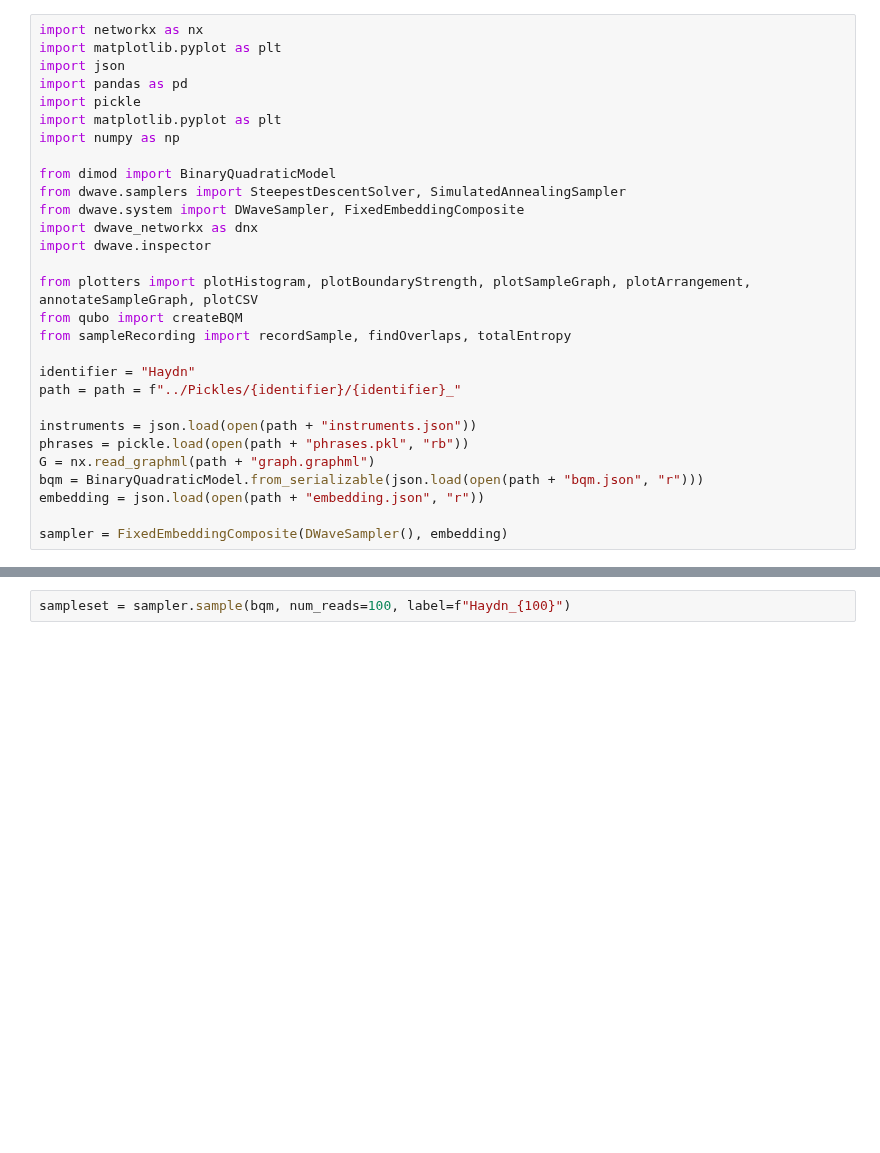
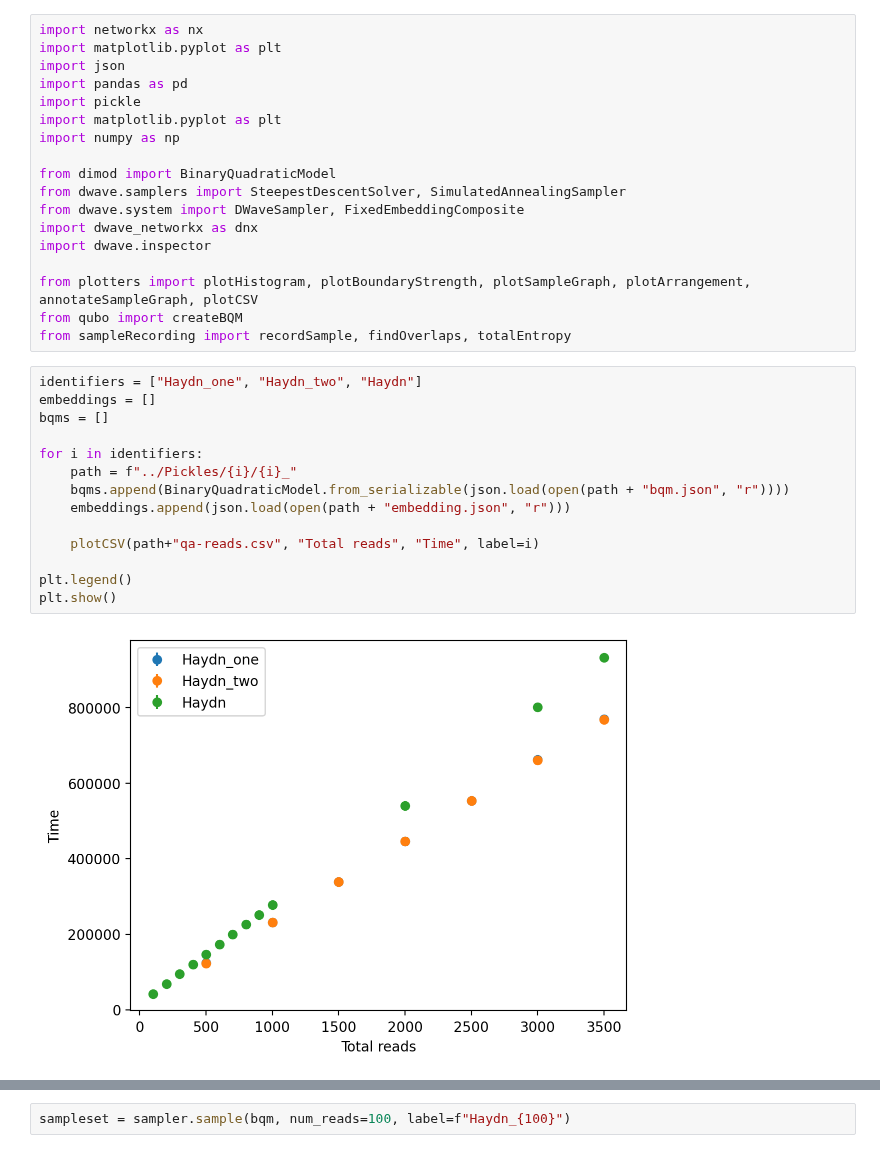
Before and after one commit to KirbyZX/PHYS4213, a Jupyter notebook: Code/Scaling.ipynb, the cells around one changed output, grey strips where cells are left out. Cells and saved outputs as stored; diff of their text form; blank space fills up the shorter version.

```diff
--- a/Code/Scaling.ipynb
+++ b/Code/Scaling.ipynb
@@ -16,15 +16,20 @@ import dwave.inspector
 from plotters import plotHistogram, plotBoundaryStrength, plotSampleGraph, plotArrangement, annotateSampleGraph, plotCSV
 from qubo import createBQM
 from sampleRecording import recordSample, findOverlaps, totalEntropy
-
-identifier = "Haydn"
-path = path = f"../Pickles/{identifier}/{identifier}_"
-
-instruments = json.load(open(path + "instruments.json"))
-phrases = pickle.load(open(path + "phrases.pkl", "rb"))
-G = nx.read_graphml(path + "graph.graphml")
-bqm = BinaryQuadraticModel.from_serializable(json.load(open(path + "bqm.json", "r")))
-embedding = json.load(open(path + "embedding.json", "r"))
-
-sampler = FixedEmbeddingComposite(DWaveSampler(), embedding)
+# %%
+identifiers = ["Haydn_one", "Haydn_two", "Haydn"]
+embeddings = []
+bqms = []
+
+for i in identifiers:
+    path = f"../Pickles/{i}/{i}_"
+    bqms.append(BinaryQuadraticModel.from_serializable(json.load(open(path + "bqm.json", "r"))))
+    embeddings.append(json.load(open(path + "embedding.json", "r")))
+
+    plotCSV(path+"qa-reads.csv", "Total reads", "Time", label=i)
+
+plt.legend()
+plt.show()
+# %% [output]
+[figure, added]
 # %%
```
Also changed, not shown: parts of 3 cells of this notebook, 2 other files.
